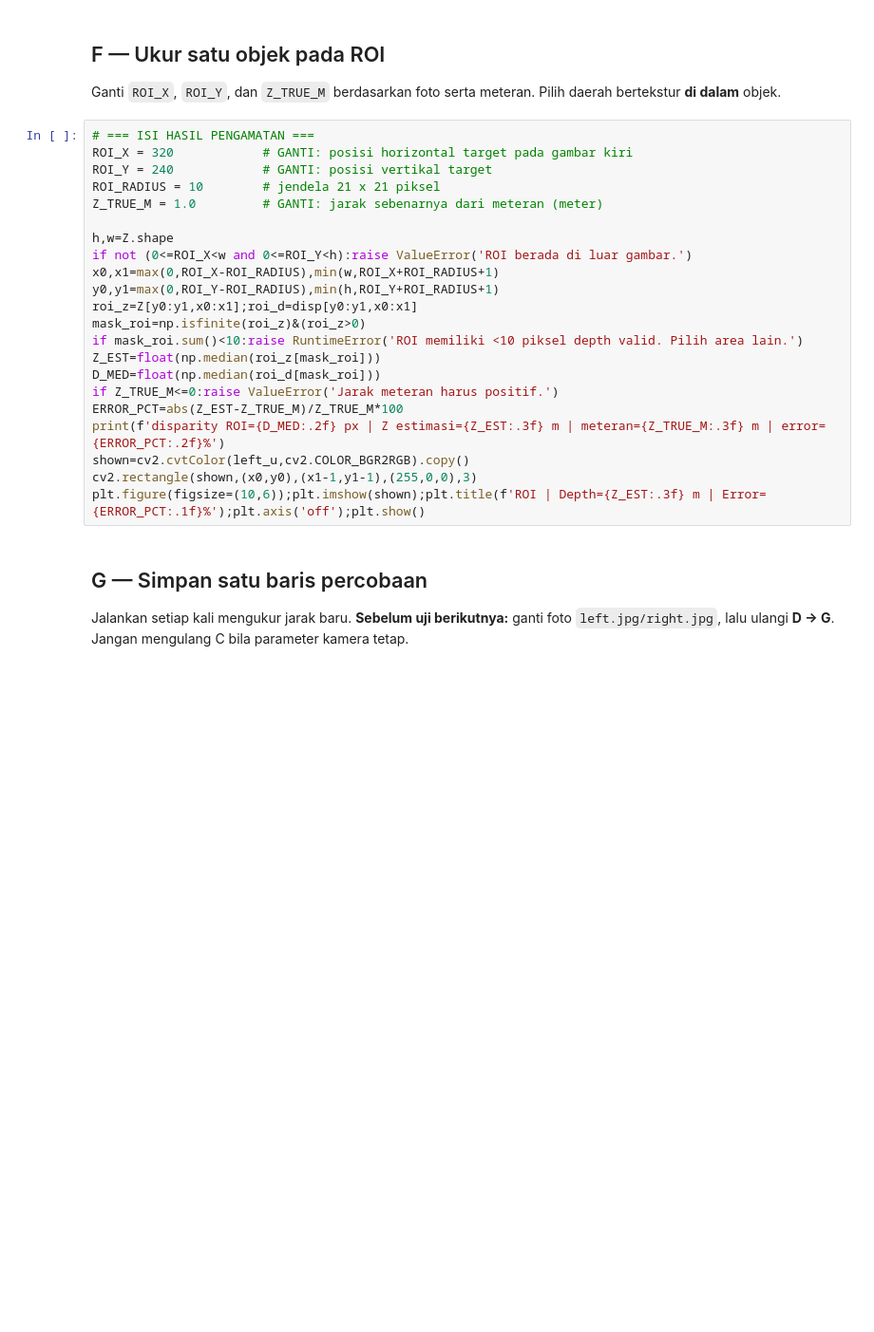
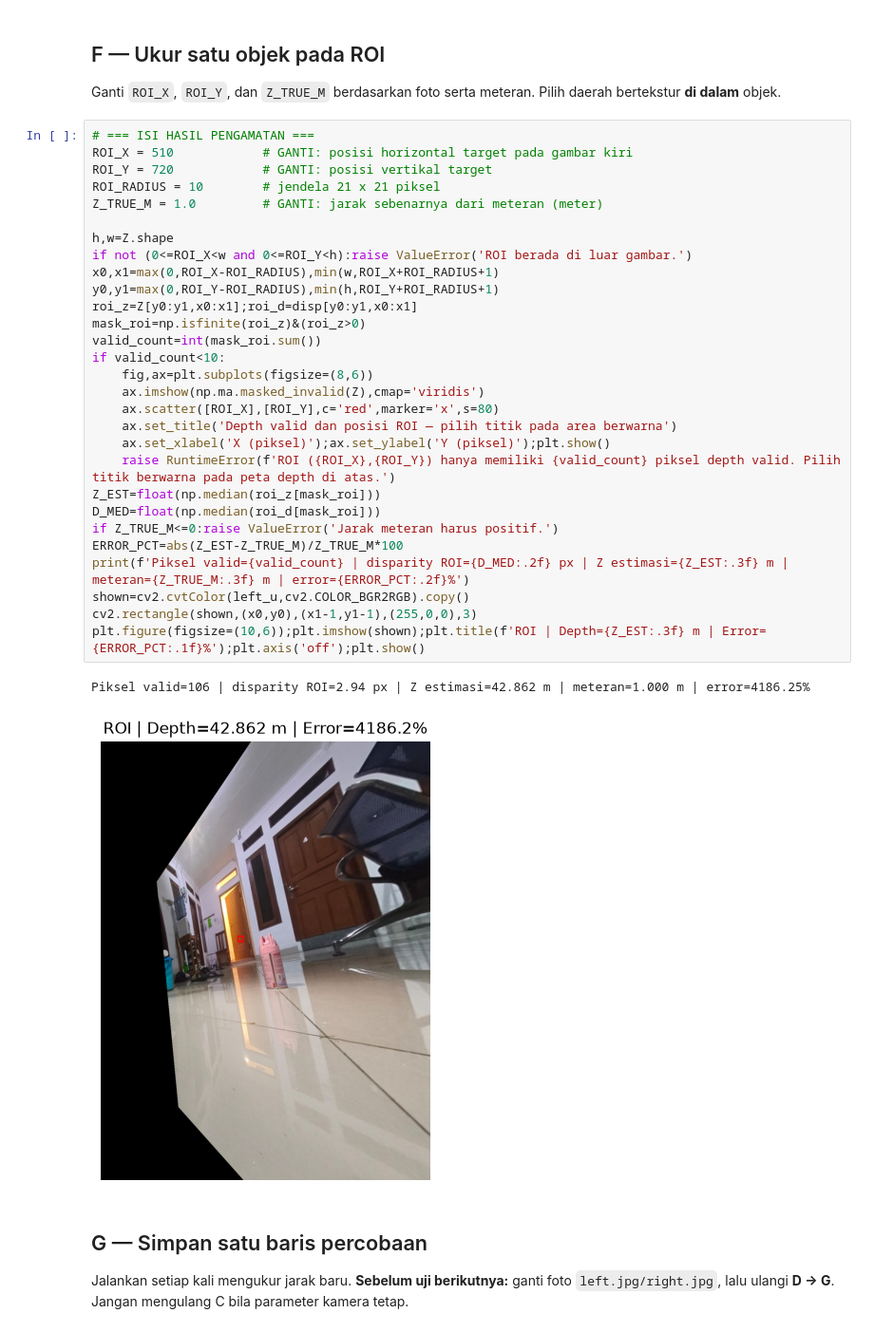
Before and after one commit to arusuzen/PROJEK-COMVIS, a Jupyter notebook: Starter_Stereo_1HP.ipynb, the cells around one changed output. Shown at 95% size. Drawn from its saved outputs; the diff is of its cells as text; blank space fills up the shorter version.

```diff
--- a/Starter_Stereo_1HP.ipynb
+++ b/Starter_Stereo_1HP.ipynb
@@ -203,26 +211,36 @@ cv2.imwrite(str(OUT/'left_undistorted.jpg'),left_u)
 Ganti `ROI_X`, `ROI_Y`, dan `Z_TRUE_M` berdasarkan foto serta meteran. Pilih daerah bertekstur **di dalam** objek.
 # %%
 # === ISI HASIL PENGAMATAN ===
-ROI_X = 320            # GANTI: posisi horizontal target pada gambar kiri
-ROI_Y = 240            # GANTI: posisi vertikal target
+ROI_X = 510            # GANTI: posisi horizontal target pada gambar kiri
+ROI_Y = 720            # GANTI: posisi vertikal target
 ROI_RADIUS = 10        # jendela 21 x 21 piksel
 Z_TRUE_M = 1.0         # GANTI: jarak sebenarnya dari meteran (meter)
 
 h,w=Z.shape
 if not (0<=ROI_X<w and 0<=ROI_Y<h):raise ValueError('ROI berada di luar gambar.')
 x0,x1=max(0,ROI_X-ROI_RADIUS),min(w,ROI_X+ROI_RADIUS+1)
 y0,y1=max(0,ROI_Y-ROI_RADIUS),min(h,ROI_Y+ROI_RADIUS+1)
 roi_z=Z[y0:y1,x0:x1];roi_d=disp[y0:y1,x0:x1]
 mask_roi=np.isfinite(roi_z)&(roi_z>0)
-if mask_roi.sum()<10:raise RuntimeError('ROI memiliki <10 piksel depth valid. Pilih area lain.')
+valid_count=int(mask_roi.sum())
+if valid_count<10:
+    fig,ax=plt.subplots(figsize=(8,6))
+    ax.imshow(np.ma.masked_invalid(Z),cmap='viridis')
+    ax.scatter([ROI_X],[ROI_Y],c='red',marker='x',s=80)
+    ax.set_title('Depth valid dan posisi ROI — pilih titik pada area berwarna')
+    ax.set_xlabel('X (piksel)');ax.set_ylabel('Y (piksel)');plt.show()
+    raise RuntimeError(f'ROI ({ROI_X},{ROI_Y}) hanya memiliki {valid_count} piksel depth valid. Pilih titik berwarna pada peta depth di atas.')
 Z_EST=float(np.median(roi_z[mask_roi]))
 D_MED=float(np.median(roi_d[mask_roi]))
 if Z_TRUE_M<=0:raise ValueError('Jarak meteran harus positif.')
 ERROR_PCT=abs(Z_EST-Z_TRUE_M)/Z_TRUE_M*100
-print(f'disparity ROI={D_MED:.2f} px | Z estimasi={Z_EST:.3f} m | meteran={Z_TRUE_M:.3f} m | error={ERROR_PCT:.2f}%')
+print(f'Piksel valid={valid_count} | disparity ROI={D_MED:.2f} px | Z estimasi={Z_EST:.3f} m | meteran={Z_TRUE_M:.3f} m | error={ERROR_PCT:.2f}%')
 shown=cv2.cvtColor(left_u,cv2.COLOR_BGR2RGB).copy()
 cv2.rectangle(shown,(x0,y0),(x1-1,y1-1),(255,0,0),3)
 plt.figure(figsize=(10,6));plt.imshow(shown);plt.title(f'ROI | Depth={Z_EST:.3f} m | Error={ERROR_PCT:.1f}%');plt.axis('off');plt.show()
+# %% [output]
+Piksel valid=106 | disparity ROI=2.94 px | Z estimasi=42.862 m | meteran=1.000 m | error=4186.25%
+[figure, added]
 # %% [markdown]
 ## G — Simpan satu baris percobaan
 Jalankan setiap kali mengukur jarak baru. **Sebelum uji berikutnya:** ganti foto `left.jpg/right.jpg`, lalu ulangi **D → G**. Jangan mengulang C bila parameter kamera tetap.
```
Also changed, not shown: parts of 4 cells of this notebook, 6 other files.
